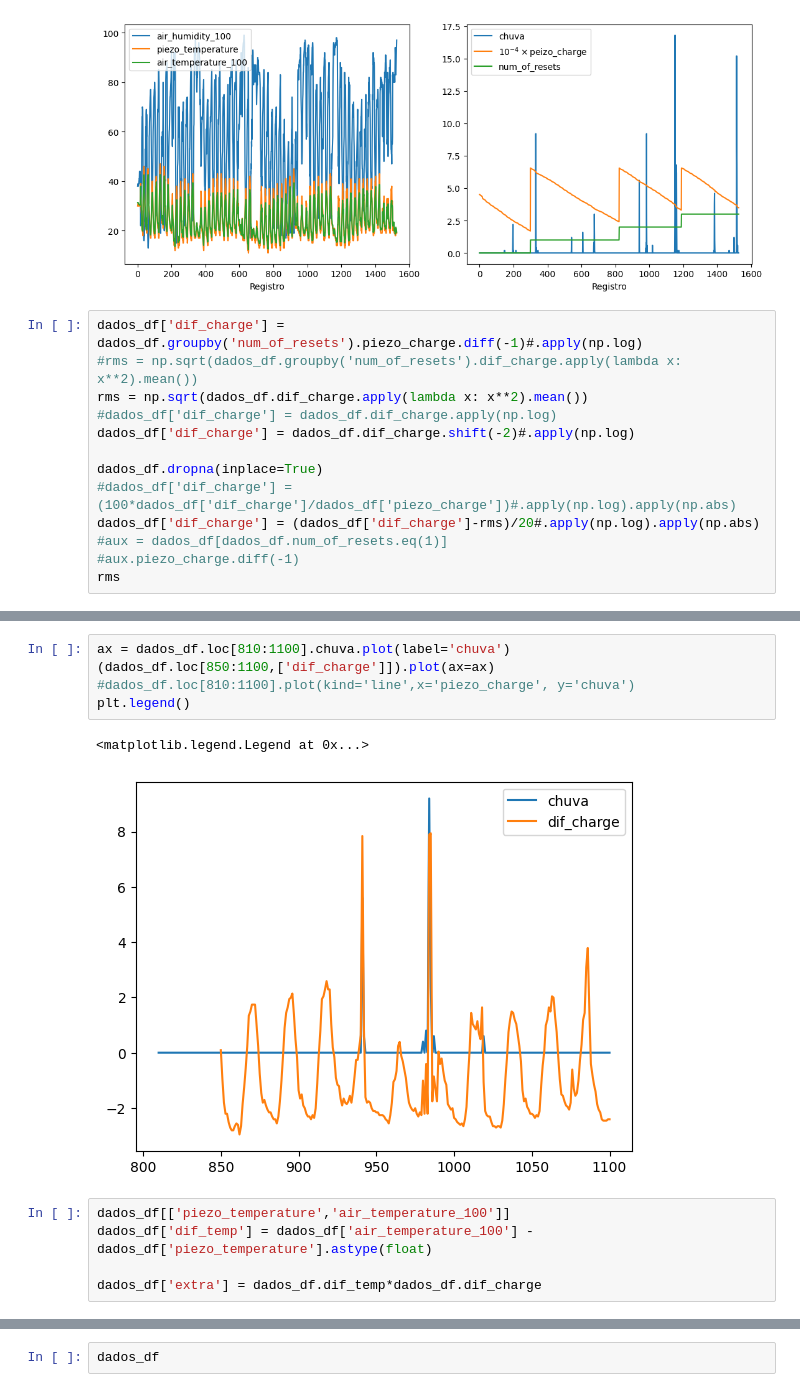
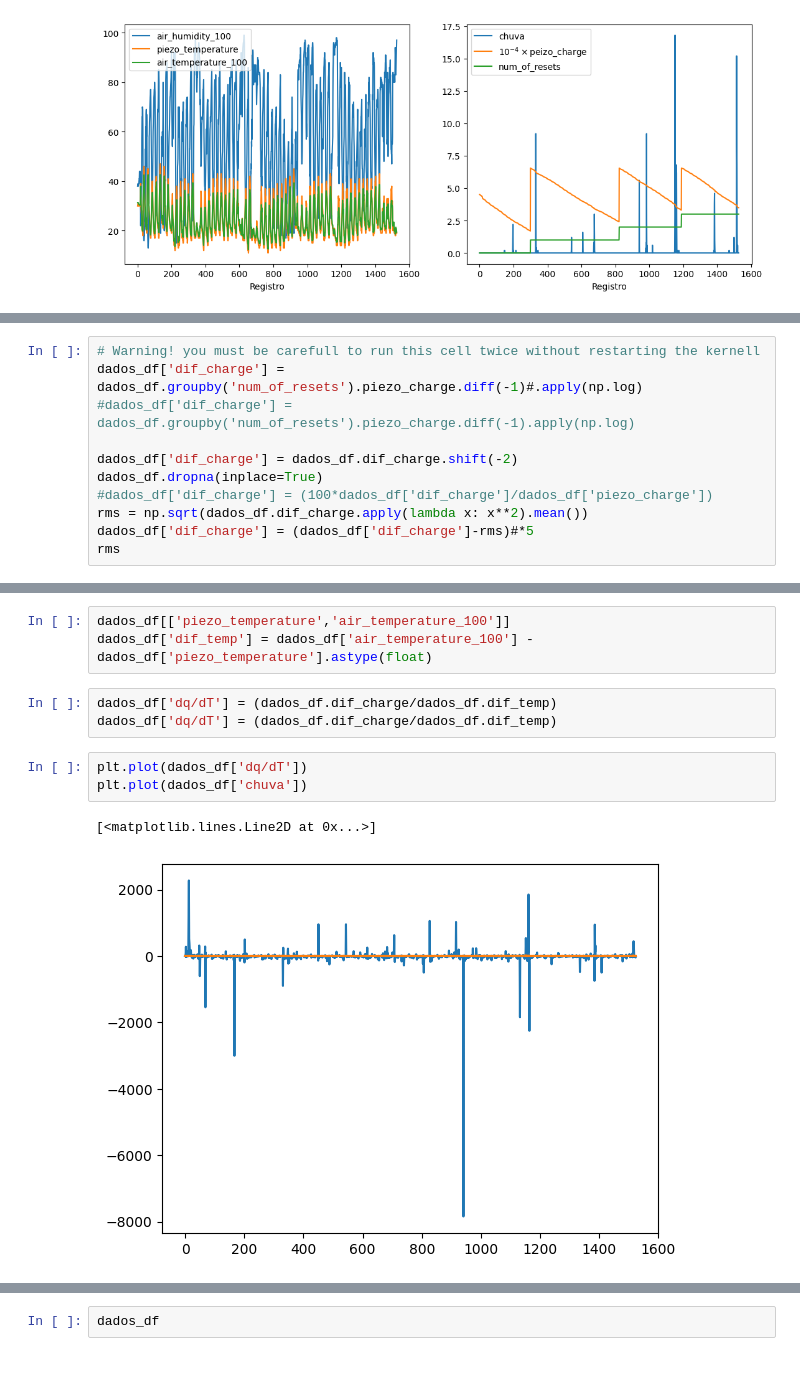
Before and after one commit to FollowingTheRabbit/Rain, a Jupyter notebook: src/analyse.ipynb, the cells around one changed output, grey strips where cells are left out. Cells and saved outputs as stored; diff of their text form.

```diff
--- a/src/analyse.ipynb
+++ b/src/analyse.ipynb
@@ -153,16 +158,3 @@ plt.legend()
 # %% [output]
 <matplotlib.legend.Legend at 0x...>
 [figure]
-# %%
-dados_df['dif_charge'] = dados_df.groupby('num_of_resets').piezo_charge.diff(-1)#.apply(np.log)
-#rms = np.sqrt(dados_df.groupby('num_of_resets').dif_charge.apply(lambda x: x**2).mean())
-rms = np.sqrt(dados_df.dif_charge.apply(lambda x: x**2).mean())
-#dados_df['dif_charge'] = dados_df.dif_charge.apply(np.log)
-dados_df['dif_charge'] = dados_df.dif_charge.shift(-2)#.apply(np.log)
-
-dados_df.dropna(inplace=True)
-#dados_df['dif_charge'] = (100*dados_df['dif_charge']/dados_df['piezo_charge'])#.apply(np.log).apply(np.abs)
-dados_df['dif_charge'] = (dados_df['dif_charge']-rms)/20#.apply(np.log).apply(np.abs)
-#aux = dados_df[dados_df.num_of_resets.eq(1)]
-#aux.piezo_charge.diff(-1)
-rms
@@ -170,0 +167,11 @@ rms
+# %%
+# Warning! you must be carefull to run this cell twice without restarting the kernell
+dados_df['dif_charge'] = dados_df.groupby('num_of_resets').piezo_charge.diff(-1)#.apply(np.log)
+#dados_df['dif_charge'] = dados_df.groupby('num_of_resets').piezo_charge.diff(-1).apply(np.log)
+
+dados_df['dif_charge'] = dados_df.dif_charge.shift(-2)
+dados_df.dropna(inplace=True)
+#dados_df['dif_charge'] = (100*dados_df['dif_charge']/dados_df['piezo_charge'])
+rms = np.sqrt(dados_df.dif_charge.apply(lambda x: x**2).mean())
+dados_df['dif_charge'] = (dados_df['dif_charge']-rms)#*5
+rms
@@ -194,16 +203,15 @@ plt.legend()
 # %% [output]
 <matplotlib.legend.Legend at 0x...>
 [figure]
-# %%
-ax = dados_df.loc[810:1100].chuva.plot(label='chuva')
-(dados_df.loc[850:1100,['dif_charge']]).plot(ax=ax)
-#dados_df.loc[810:1100].plot(kind='line',x='piezo_charge', y='chuva')
-plt.legend()
-# %% [output]
-<matplotlib.legend.Legend at 0x...>
-[figure, removed]
 # %%
 dados_df[['piezo_temperature','air_temperature_100']]
 dados_df['dif_temp'] = dados_df['air_temperature_100'] - dados_df['piezo_temperature'].astype(float)
-
-dados_df['extra'] = dados_df.dif_temp*dados_df.dif_charge
+# %%
+dados_df['dq/dT'] = (dados_df.dif_charge/dados_df.dif_temp)
+dados_df['dq/dT'] = (dados_df.dif_charge/dados_df.dif_temp)
+# %%
+plt.plot(dados_df['dq/dT'])
+plt.plot(dados_df['chuva'])
+# %% [output]
+[<matplotlib.lines.Line2D at 0x...>]
+[figure, added]
```
Also changed, not shown: parts of 87 cells of this notebook.
